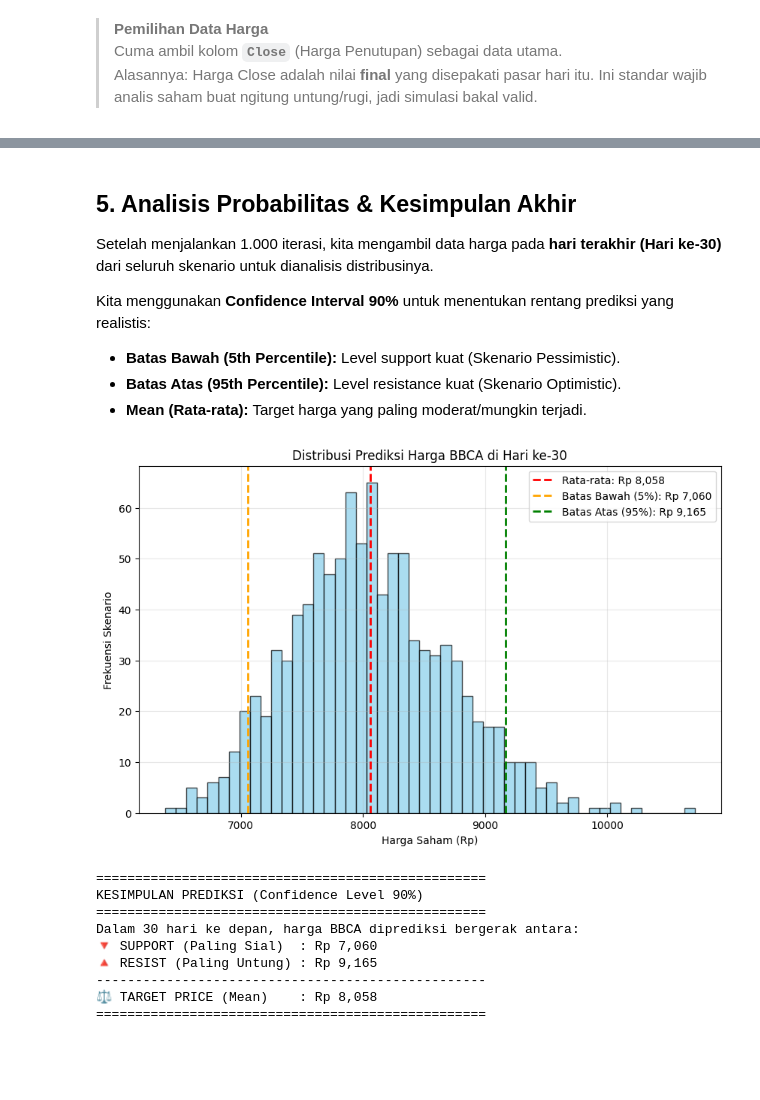
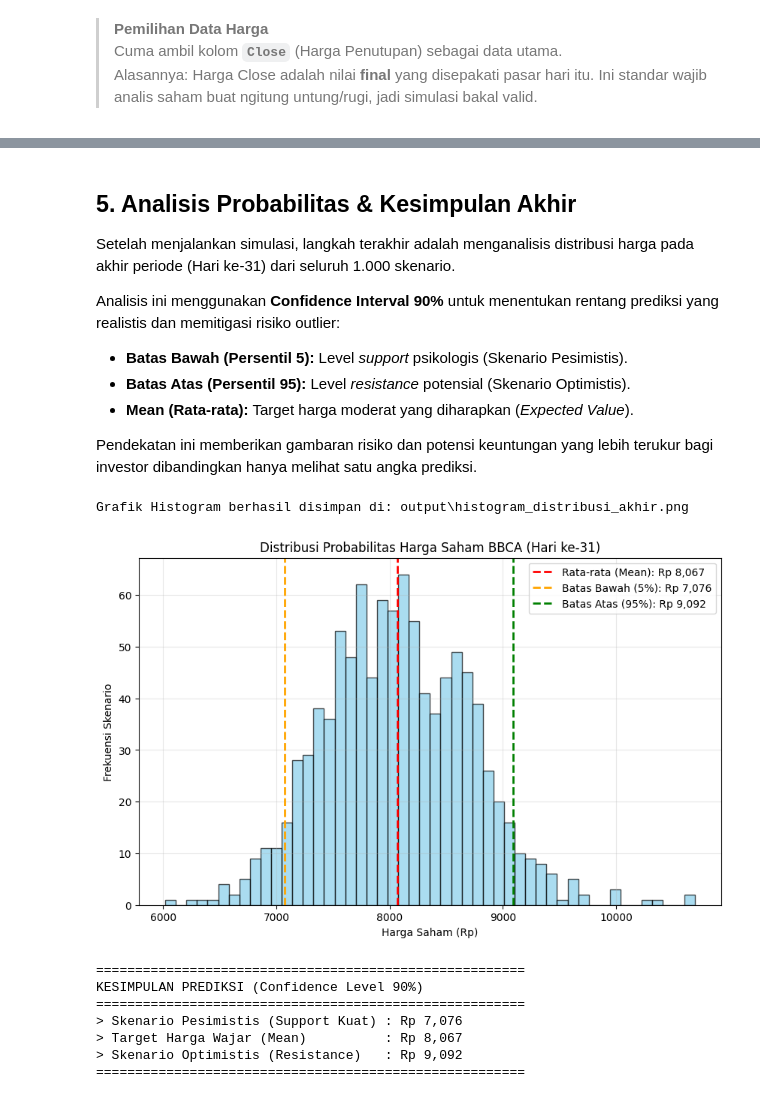
Before and after one commit to trishagarniss/L0224012_B_TrishaGarnisW_ResponsiUAS, a Jupyter notebook: SimulasiSaham.ipynb, the cells around one changed output, grey strips where cells are left out. Drawn from its saved outputs; the diff is of its cells as text; code cells hidden in the pictures; blank space fills up the shorter version.

Commit message:
Tambah analisis

```diff
--- a/SimulasiSaham.ipynb
+++ b/SimulasiSaham.ipynb
@@ -15,8 +16,8 @@ Library berhasil diimpor!
 # %% [markdown]
 ### **Persiapan Folder**
 # %%
-# Buat Folder Visualisasi
-output_folder = 'Visualisasi'
+# Buat Folder untuk Hasil Output
+output_folder = 'output'
 os.makedirs(output_folder, exist_ok=True)
 print(f"Folder '{output_folder}' sudah dibuat! Output gambar akan disimpan di folder '/{output_folder}'")
 # %% [output]
@@ -313,59 +373,60 @@ plt.show()
 # %% [markdown]
 ## **5. Analisis Probabilitas & Kesimpulan Akhir**
-Setelah menjalankan 1.000 iterasi, kita mengambil data harga pada **hari terakhir (Hari ke-30)** dari seluruh skenario untuk dianalisis distribusinya.
 
-Kita menggunakan **Confidence Interval 90%** untuk menentukan rentang prediksi yang realistis:
-* **Batas Bawah (5th Percentile):** Level support kuat (Skenario Pessimistic).
-* **Batas Atas (95th Percentile):** Level resistance kuat (Skenario Optimistic).
-* **Mean (Rata-rata):** Target harga yang paling moderat/mungkin terjadi.
+Setelah menjalankan simulasi, langkah terakhir adalah menganalisis distribusi harga pada akhir periode (Hari ke-31) dari seluruh 1.000 skenario.
+
+Analisis ini menggunakan **Confidence Interval 90%** untuk menentukan rentang prediksi yang realistis dan memitigasi risiko outlier:
+* **Batas Bawah (Persentil 5):** Level *support* psikologis (Skenario Pesimistis).
+* **Batas Atas (Persentil 95):** Level *resistance* potensial (Skenario Optimistis).
+* **Mean (Rata-rata):** Target harga moderat yang diharapkan (*Expected Value*).
+
+Pendekatan ini memberikan gambaran risiko dan potensi keuntungan yang lebih terukur bagi investor dibandingkan hanya melihat satu angka prediksi.
 # %%
-# 1. Ambil harga pada hari terakhir (hari ke-30) dari semua 1000 skenario
-harga_akhir = price_list[-1]
+# Data harga pada hari terakhir dari 1000 skenario
+harga_akhir = simulasi_harga[-1]
 
-# 2. Hitung Statistik Ringkas
+# Statistik Deskriptif (CI 90%)
 mean_akhir = np.mean(harga_akhir)
-q5 = np.percentile(harga_akhir, 5)   # Batas Bawah (Skenario Buruk/Pessimistic)
-q95 = np.percentile(harga_akhir, 95) # Batas Atas (Skenario Untung/Optimistic)
+q5 = np.percentile(harga_akhir, 5)   # Batas Bawah (Skenario Pesimistis)
+q95 = np.percentile(harga_akhir, 95) # Batas Atas (Skenario Optimistis)
 
-# 3. VISUALISASI HISTOGRAM (Distribusi Probabilitas)
+# Histogram
 plt.figure(figsize=(10, 6))
-
-# Gambar Histogram (Gunung Biru)
 plt.hist(harga_akhir, bins=50, color='skyblue', edgecolor='black', alpha=0.7)
 
-# Garis Rata-rata (Merah Putus-putus)
-plt.axvline(mean_akhir, color='red', linestyle='dashed', linewidth=2, label=f'Rata-rata: Rp {mean_akhir:,.0f}')
-
-# Garis Confidence Interval (Zona Aman 90%)
+plt.axvline(mean_akhir, color='red', linestyle='dashed', linewidth=2, label=f'Rata-rata (Mean): Rp {mean_akhir:,.0f}')
 plt.axvline(q5, color='orange', linestyle='--', linewidth=2, label=f'Batas Bawah (5%): Rp {q5:,.0f}')
 plt.axvline(q95, color='green', linestyle='--', linewidth=2, label=f'Batas Atas (95%): Rp {q95:,.0f}')
 
-plt.title(f"Distribusi Prediksi Harga BBCA di Hari ke-{t_intervals-1}")
+plt.title(f"Distribusi Probabilitas Harga Saham BBCA (Hari ke-{hari_prediksi})")
 plt.xlabel("Harga Saham (Rp)")
 plt.ylabel("Frekuensi Skenario")
 plt.legend()
 plt.grid(True, alpha=0.3)
+
+# Simpan Gambar
+nama_file = os.path.join(output_folder, 'histogram_distribusi_akhir.png')
+plt.savefig(nama_file, dpi=300, bbox_inches='tight')
+print(f"Grafik Histogram berhasil disimpan di: {nama_file}")
+
 plt.show()
 
-# 4. CETAK KESIMPULAN TEKS
-print("\n" + "="*50)
+# Kesimpulan
+print("\n" + "="*55)
 print(f"KESIMPULAN PREDIKSI (Confidence Level 90%)")
-print("="*50)
-print(f"Dalam {t_intervals-1} hari ke depan, harga BBCA diprediksi bergerak antara:")
-print(f"🔻 SUPPORT (Paling Sial)  : Rp {q5:,.0f}")
-print(f"🔺 RESIST (Paling Untung) : Rp {q95:,.0f}")
-print("-" * 50)
-print(f"⚖️ TARGET PRICE (Mean)    : Rp {mean_akhir:,.0f}")
-print("="*50)
+print("="*55)
+print(f"> Skenario Pesimistis (Support Kuat) : Rp {q5:,.0f}")
+print(f"> Target Harga Wajar (Mean)          : Rp {mean_akhir:,.0f}")
+print(f"> Skenario Optimistis (Resistance)   : Rp {q95:,.0f}")
+print("="*55)
 # %% [output]
+Grafik Histogram berhasil disimpan di: output\histogram_distribusi_akhir.png
-[figure, old version]
+[figure, new version]
-==================================================
-KESIMPULAN PREDIKSI (Confidence Level 90%)
-==================================================
-Dalam 30 hari ke depan, harga BBCA diprediksi bergerak antara:
-🔻 SUPPORT (Paling Sial)  : Rp 7,060
-🔺 RESIST (Paling Untung) : Rp 9,165
---------------------------------------------------
-⚖️ TARGET PRICE (Mean)    : Rp 8,058
-==================================================
+=======================================================
+KESIMPULAN PREDIKSI (Confidence Level 90%)
+=======================================================
+> Skenario Pesimistis (Support Kuat) : Rp 7,076
+> Target Harga Wajar (Mean)          : Rp 8,067
+> Skenario Optimistis (Resistance)   : Rp 9,092
+=======================================================
 # %% [markdown]
```
Also changed, not shown: parts of 14 cells of this notebook.
